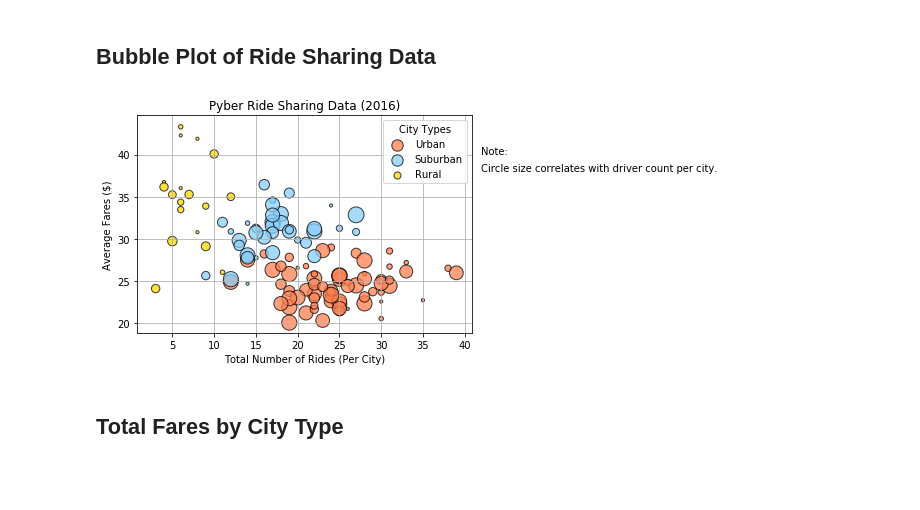
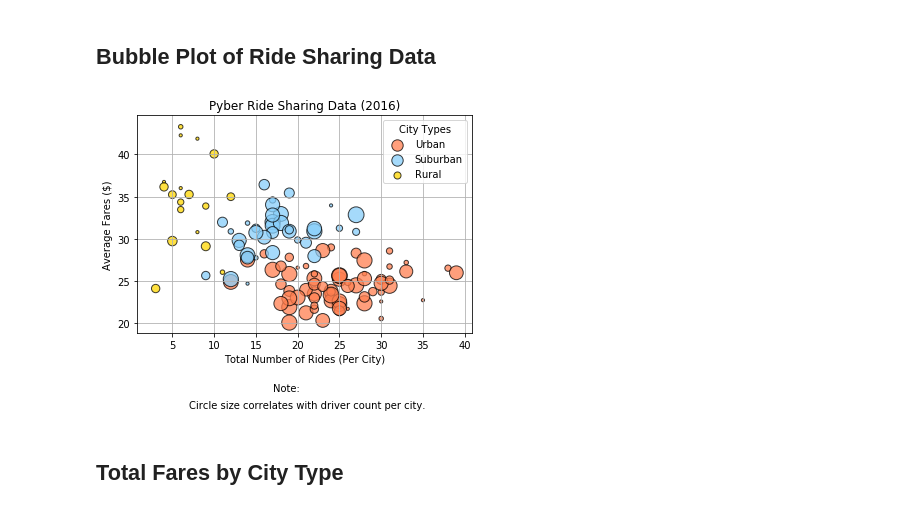
Before and after one commit to victoryamaykin/05-Matplotlib-HW, a Jupyter notebook: pyber_starter.ipynb, the cells around one changed output. Drawn from its saved outputs; the diff is of its cells as text; code cells hidden in the pictures; blank space fills up the shorter version.

Commit message:
Centered text

```diff
--- a/pyber_starter.ipynb
+++ b/pyber_starter.ipynb
@@ -145,36 +145,36 @@ rural_driver_count = sum_rural["Driver Count"]*10
 
 plt.scatter(urban_total_rides, urban_avg_fare,
             marker="o", facecolors="coral", edgecolors="black",
            alpha=0.75, s=urban_driver_count, label="Urban")
 
 plt.scatter(suburban_total_rides, suburban_avg_fare,
             marker="o", facecolors="lightskyblue", edgecolors="black",
            alpha=0.75, s=suburban_driver_count, label="Suburban")
 
 plt.scatter(rural_total_rides, rural_avg_fare,
             marker="o", facecolors="gold", edgecolors="black",
            alpha=0.75, s=rural_driver_count, label="Rural")
 
 
 # Incorporate the other graph properties
 plt.grid()
 plt.title("Pyber Ride Sharing Data (2016)")
 plt.xlabel("Total Number of Rides (Per City)")
 plt.ylabel("Average Fares ($)")
 
 # Create a legend
 labels = ["Urban", "Suburban", "Rural"]
 
 plt.legend(labels, title="City Types", loc="best", fancybox=True, scatterpoints=1)
 
 # Incorporate a text label regarding circle size
-plt.text(42, 40, 'Note:')
-plt.text(42, 38, 'Circle size correlates with driver count per city.')
+plt.text(17, 12, 'Note:')
+plt.text(7, 10, 'Circle size correlates with driver count per city.')
 
 # Save Figure
 plt.savefig("Images/pyber_bubble_plot.png")
 # %% [output]
-[figure, old version]
+[figure, new version]
 # %%
 # Show plot
 plt.show()
```
Also changed, not shown: parts of 1 cell of this notebook, 1 other file.
